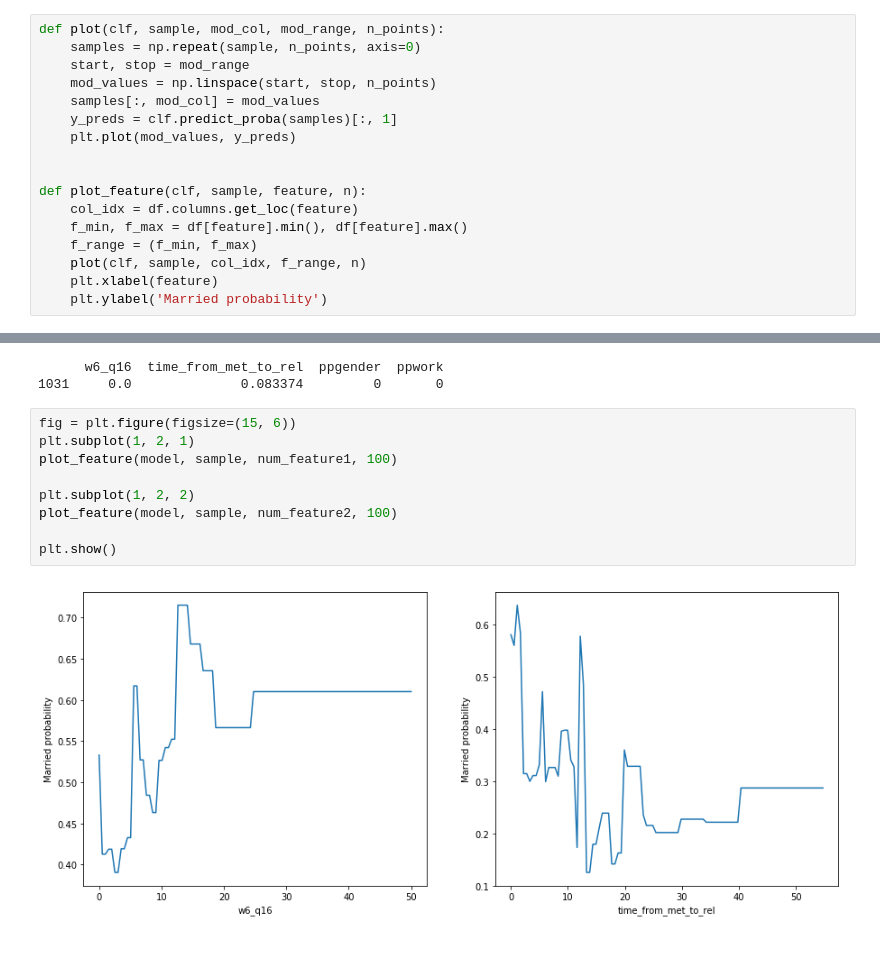
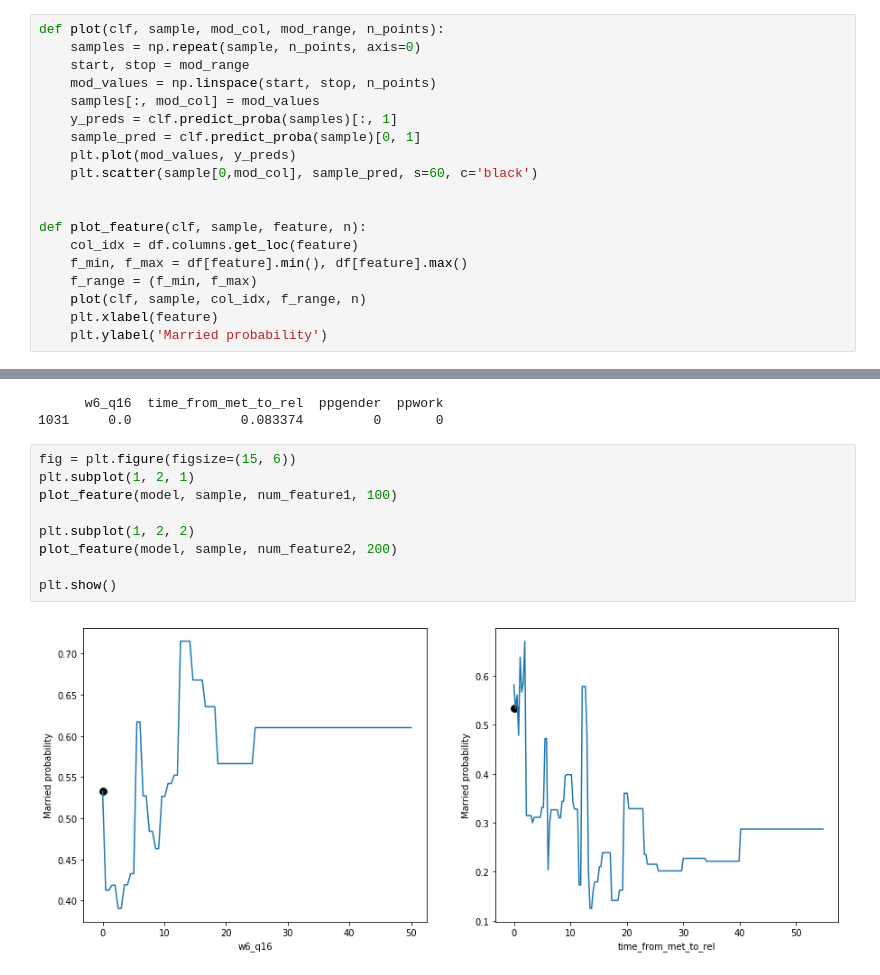
Before and after one commit to pbiecek/InterpretableMachineLearning2018S, a Jupyter notebook: PraceDomowe/PD1/PaszkoBartoszPD1.ipynb, the cells around one changed output, grey strips where cells are left out. Drawn from its saved outputs; the diff is of its cells as text.

Commit message:
Initial prediction added on a plot

```diff
--- a/PraceDomowe/PD1/PaszkoBartoszPD1.ipynb
+++ b/PraceDomowe/PD1/PaszkoBartoszPD1.ipynb
@@ -163,7 +163,9 @@ def plot(clf, sample, mod_col, mod_range, n_points):
     mod_values = np.linspace(start, stop, n_points)
     samples[:, mod_col] = mod_values
     y_preds = clf.predict_proba(samples)[:, 1]
+    sample_pred = clf.predict_proba(sample)[0, 1]
     plt.plot(mod_values, y_preds)
+    plt.scatter(sample[0,mod_col], sample_pred, s=60, c='black')
 
 
 def plot_feature(clf, sample, feature, n):
@@ -183,11 +185,11 @@ sample = sample.values
 # %%
 fig = plt.figure(figsize=(15, 6))
 plt.subplot(1, 2, 1)
 plot_feature(model, sample, num_feature1, 100)
 
 plt.subplot(1, 2, 2)
-plot_feature(model, sample, num_feature2, 100)
+plot_feature(model, sample, num_feature2, 200)
 
 plt.show()
 # %% [output]
-[figure, old version]
+[figure, new version]
```
